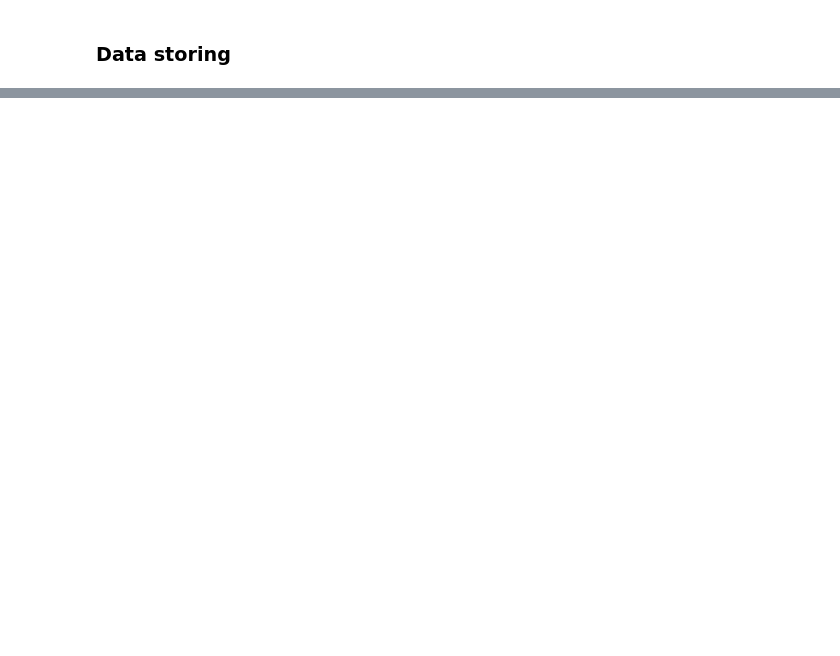
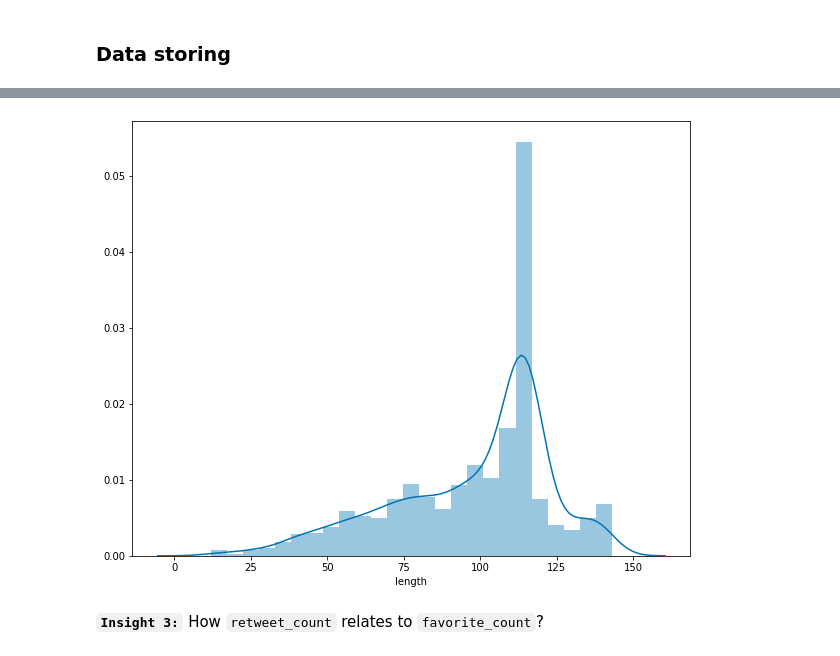
Before and after one commit to pamely/data-wrangling, a Jupyter notebook: src/wrangle_act.ipynb, the cells around one changed output, grey strips where cells are left out. Drawn from its saved outputs; the diff is of its cells as text; code cells hidden in the pictures; blank space fills up the shorter version.

```diff
--- a/src/wrangle_act.ipynb
+++ b/src/wrangle_act.ipynb
@@ -1038,0 +1188,6 @@ archive_clean.to_csv('../data/twitter_archive_master.csv')
+# %%
+# compute text length and store it in text_length dataframe
+
+text_length = pd.DataFrame(columns=['length'])
+text_length['length']= archive_clean.text.str.len()
+text_length.head()
@@ -1038,0 +1201,8 @@ archive_clean.to_csv('../data/twitter_archive_master.csv')
+# %%
+# plot histogram of text_length
+base_color = sns.color_palette("colorblind")[0]
+sns.distplot(text_length['length'], color=base_color);
+# %% [output]
+[figure, added]
+# %% [markdown]
+**`Insight 3:`** How `retweet_count` relates to `favorite_count`?
```
Also changed, not shown: parts of 56 cells of this notebook, 3 other files.
